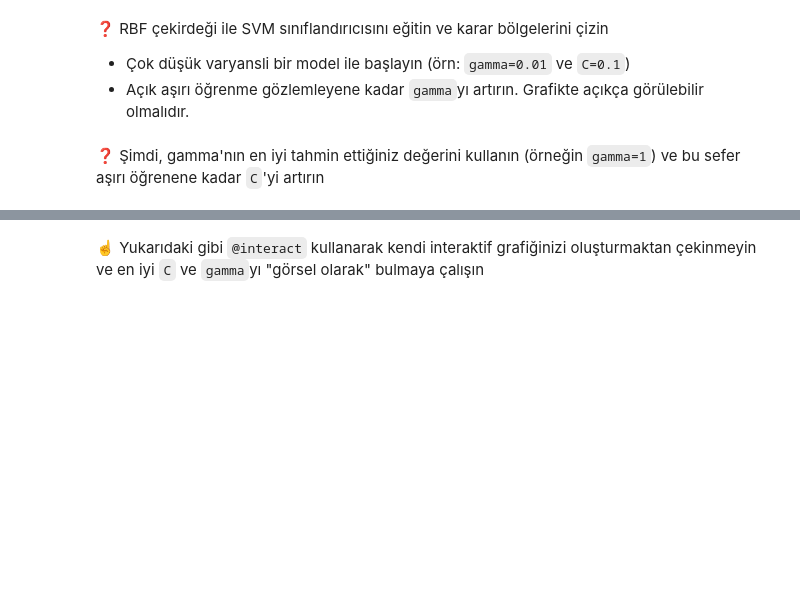
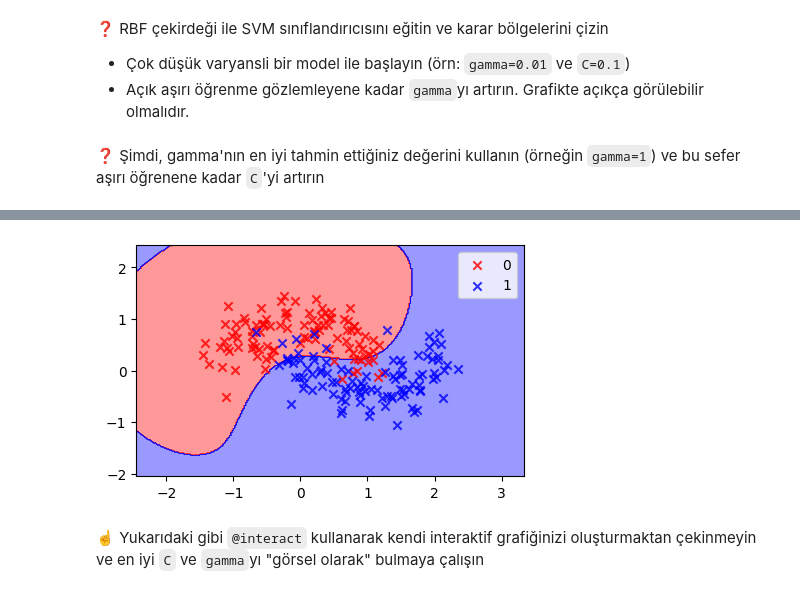
Before and after one commit to bnlozc/S16D5-S-data-svm, a Jupyter notebook: SVM.ipynb, the cells around one changed output, grey strips where cells are left out. Drawn from its saved outputs; the diff is of its cells as text; code cells hidden in the pictures; blank space fills up the shorter version.

```diff
--- a/SVM.ipynb
+++ b/SVM.ipynb
@@ -350,2 +368,7 @@ plt.legend();
+# %%
+svm = SVC(kernel='rbf', gamma=1, C=0.1).fit(X, y)
+plot_decision_regions(X, y, classifier=svm)
+# %% [output]
+[figure, added]
 # %% [markdown]
 ☝️ Yukarıdaki gibi `@interact` kullanarak kendi interaktif grafiğinizi oluşturmaktan çekinmeyin ve en iyi `C` ve `gamma`yı "görsel olarak" bulmaya çalışın
```
Also changed, not shown: parts of 12 cells of this notebook, 1 other file.
